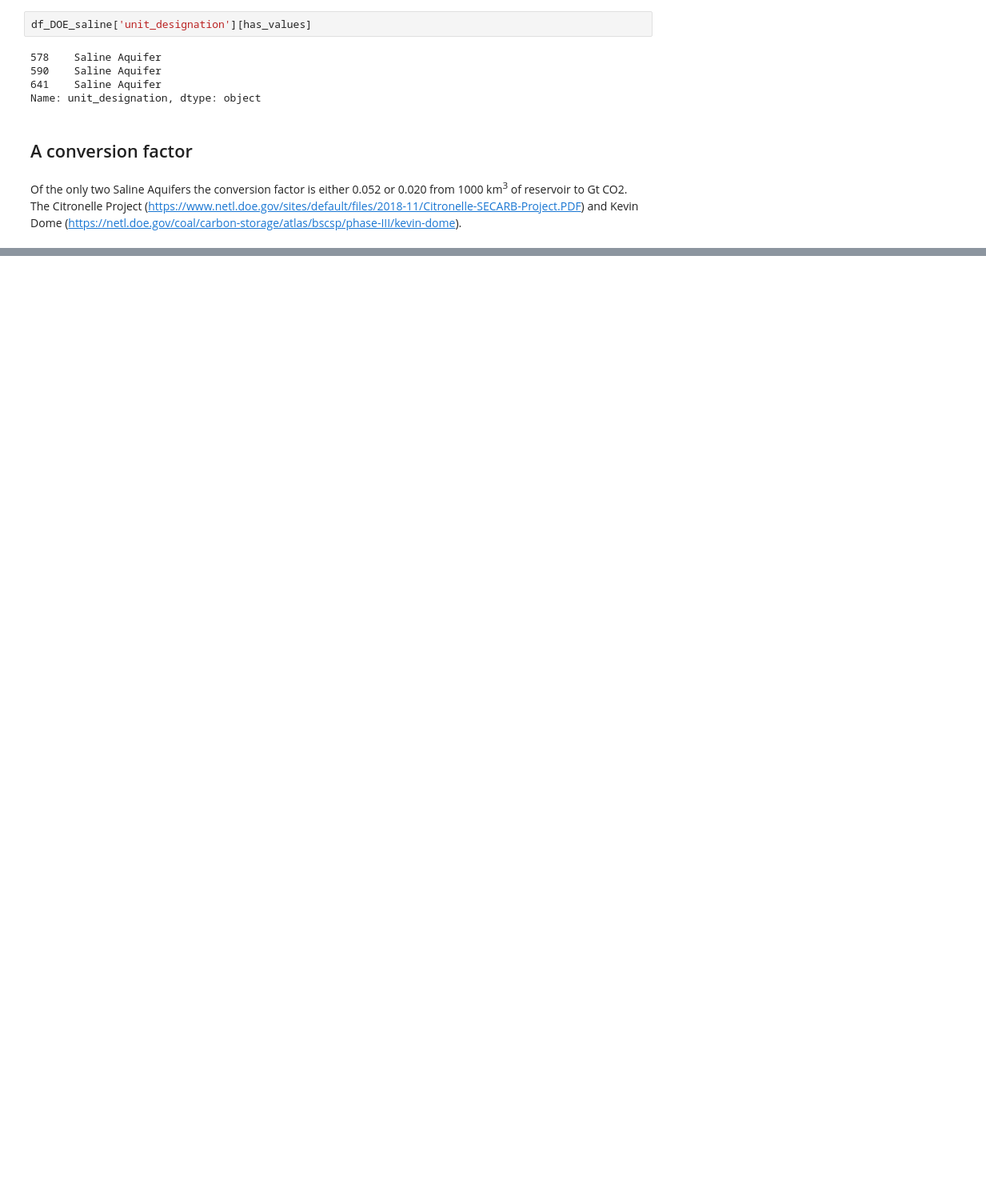
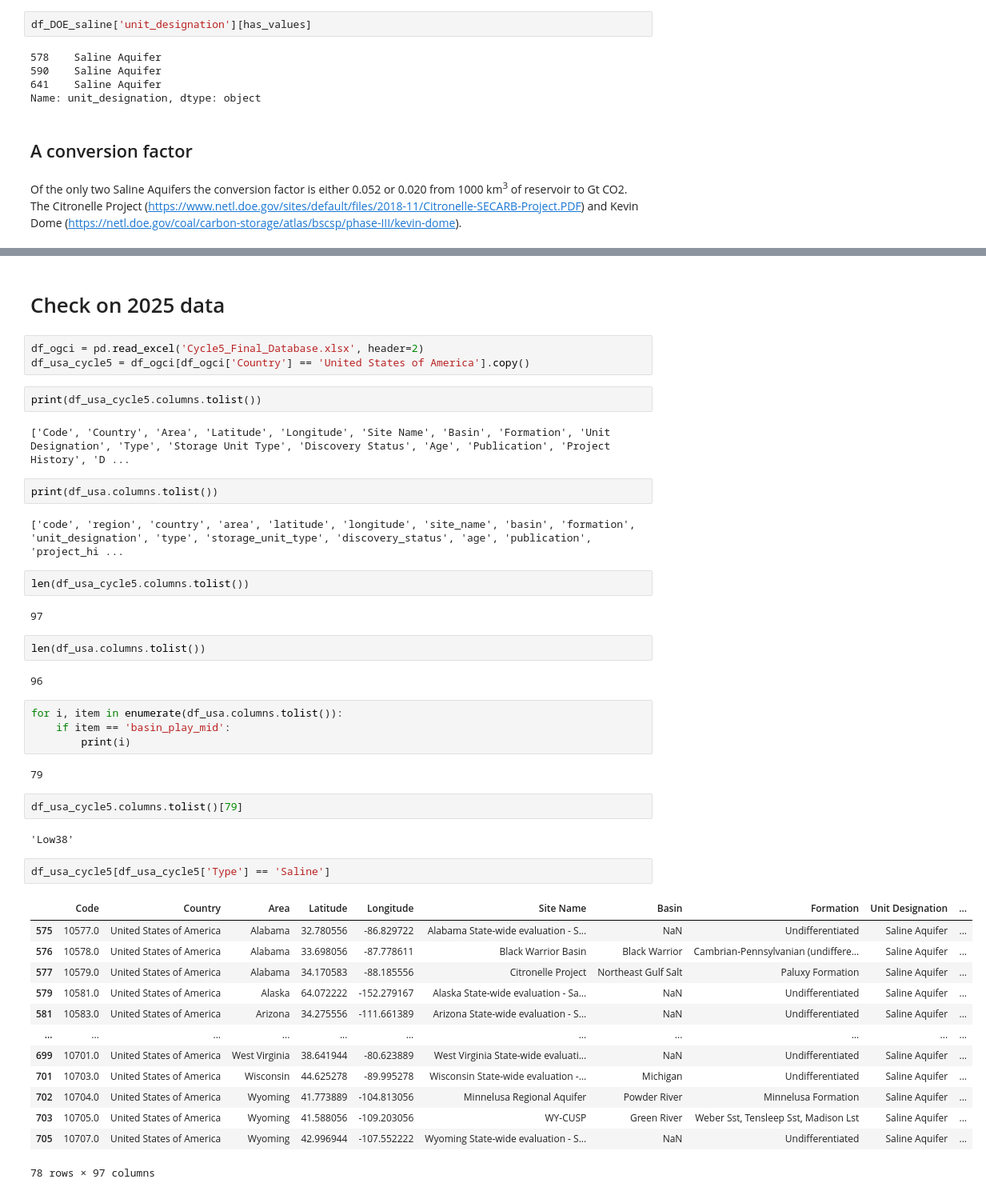
Before and after one commit to johnjarmitage/2024_gidden_cstorage_extras, a Jupyter notebook: extra-analysis/OGCI-USA-analysis.ipynb, the cells around one changed output, grey strips where cells are left out. Shown at 80% size. Saved outputs shown, nothing was run; the diff lists cells and outputs as text; blank space fills up the shorter version.

```diff
--- a/extra-analysis/OGCI-USA-analysis.ipynb
+++ b/extra-analysis/OGCI-USA-analysis.ipynb
@@ -320,0 +366,47 @@ Of the only two Saline Aquifers the conversion factor is either 0.052 or 0.020 f
+# %% [markdown]
+# Check on 2025 data
+# %%
+df_ogci = pd.read_excel('Cycle5_Final_Database.xlsx', header=2)
+df_usa_cycle5 = df_ogci[df_ogci['Country'] == 'United States of America'].copy()
+# %%
+print(df_usa_cycle5.columns.tolist())
+# %% [output]
+['Code', 'Country', 'Area', 'Latitude', 'Longitude', 'Site Name', 'Basin', 'Formation', 'Unit Designation', 'Type', 'Storage Unit Type', 'Discovery Status', 'Age', 'Publication', 'Project History', 'D ...
+# %%
+print(df_usa.columns.tolist())
+# %% [output]
+['code', 'region', 'country', 'area', 'latitude', 'longitude', 'site_name', 'basin', 'formation', 'unit_designation', 'type', 'storage_unit_type', 'discovery_status', 'age', 'publication', 'project_hi ...
+# %%
+len(df_usa_cycle5.columns.tolist())
+# %% [output]
+97
+# %%
+len(df_usa.columns.tolist())
+# %% [output]
+96
+# %%
+for i, item in enumerate(df_usa.columns.tolist()):
+    if item == 'basin_play_mid':
+        print(i)
+# %% [output]
+79
+# %%
+df_usa_cycle5.columns.tolist()[79]
+# %% [output]
+'Low38'
+# %%
+df_usa_cycle5[df_usa_cycle5['Type'] == 'Saline']
+# %% [output]
+|  | Code | Country | Area | Latitude | Longitude | Site Name | Basin | Formation | Unit Designation | ... |
+| 575 | 10577.0 | United States of America | Alabama | 32.780556 | -86.829722 | Alabama State-wide evaluation - S... | NaN | Undifferentiated | Saline Aquifer | ... |
+| 576 | 10578.0 | United States of America | Alabama | 33.698056 | -87.778611 | Black Warrior Basin | Black Warrior | Cambrian-Pennsylvanian (undiffere... | Saline Aquifer | ... |
+| 577 | 10579.0 | United States of America | Alabama | 34.170583 | -88.185556 | Citronelle Project | Northeast Gulf Salt | Paluxy Formation | Saline Aquifer | ... |
+| 579 | 10581.0 | United States of America | Alaska | 64.072222 | -152.279167 | Alaska State-wide evaluation - Sa... | NaN | Undifferentiated | Saline Aquifer | ... |
+| 581 | 10583.0 | United States of America | Arizona | 34.275556 | -111.661389 | Arizona State-wide evaluation - S... | NaN | Undifferentiated | Saline Aquifer | ... |
+| ... | ... | ... | ... | ... | ... | ... | ... | ... | ... | ... |
+| 699 | 10701.0 | United States of America | West Virginia | 38.641944 | -80.623889 | West Virginia State-wide evaluati... | NaN | Undifferentiated | Saline Aquifer | ... |
+| 701 | 10703.0 | United States of America | Wisconsin | 44.625278 | -89.995278 | Wisconsin State-wide evaluation -... | Michigan | Undifferentiated | Saline Aquifer | ... |
+| 702 | 10704.0 | United States of America | Wyoming | 41.773889 | -104.813056 | Minnelusa Regional Aquifer | Powder River | Minnelusa Formation | Saline Aquifer | ... |
+| 703 | 10705.0 | United States of America | Wyoming | 41.588056 | -109.203056 | WY-CUSP | Green River | Weber Sst, Tensleep Sst, Madison Lst | Saline Aquifer | ... |
+| 705 | 10707.0 | United States of America | Wyoming | 42.996944 | -107.552222 | Wyoming State-wide evaluation - S... | NaN | Undifferentiated | Saline Aquifer | ... |
+78 rows × 97 columns
```
Also changed, not shown: parts of 7 cells of this notebook, 2 other files.
